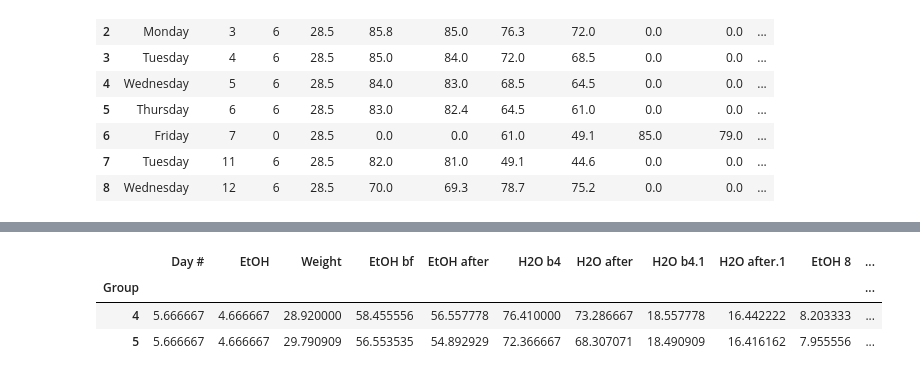
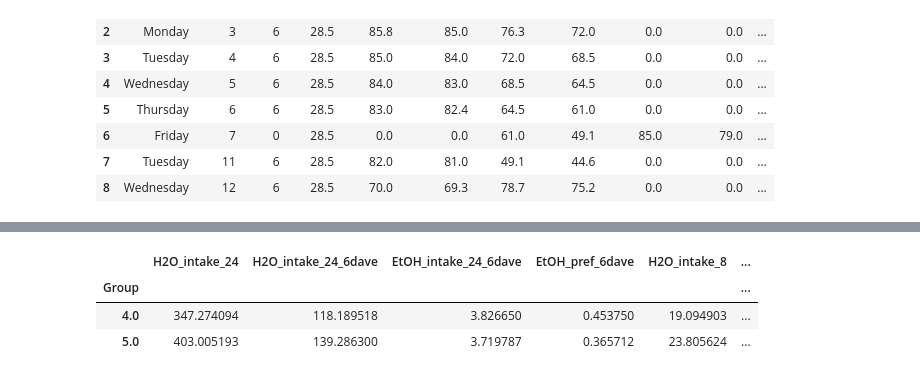
Before and after one commit to grace3999/TwoBottleChoice, a Jupyter notebook: 2BC_6%_dep_quinine.ipynb, the cells around one changed output, grey strips where cells are left out. Drawn from its saved outputs; the diff is of its cells as text; code cells hidden in the pictures.

Commit message:
add behavior

```diff
--- a/2BC_6%_dep_quinine.ipynb
+++ b/2BC_6%_dep_quinine.ipynb
@@ -166,0 +201,14 @@ data_calc.head(9)
+# %%
+#process baseline H20 intake (Day_1) and 8pm data
+data_H20_baseline = data_calc.loc[data_calc['Day #'] == 1].groupby('Animal').mean()
+data_8pm = data_calc.loc[data_calc['H2O_intake_8'] > 0].groupby('Animal').mean()
+# %%
+#create final data table
+EtOH_final = pd.DataFrame()
+EtOH_final['Group'] = EtOH_intake['Group_6dave']
+EtOH_final = pd.concat([EtOH_final, EtOH_intake.loc[:, 'H2O_intake_24_6dave':]], axis = 1)
+EtOH_final = pd.concat([EtOH_final, EtOH_dep_intake.loc[:, 'H2O_intake_24_dep':]], axis = 1)
+EtOH_final = pd.concat([EtOH_final, EtOH_quinine_intake.loc[:, 'H2O_intake_24_quin':]], axis = 1)
+EtOH_final = pd.concat([EtOH_final, data_H20_baseline['H2O_intake_24']], axis = 1)
+EtOH_final = pd.concat([EtOH_final, data_8pm.loc[:, ('H2O_intake_8', 'EtOH_intake_8', 'EtOH_pref_8')]], axis = 1)
+EtOH_final.head()
@@ -167,7 +223,32 @@ data_calc.head(9)
+# %%
+#create final data table that includes behavior also
+final_data = EtOH_final[['Group', 'H2O_intake_24', 'H2O_intake_24_6dave', 'EtOH_intake_24_6dave', 'EtOH_pref_6dave', 'H2O_intake_8', 'EtOH_intake_8', 'EtOH_pref_8', 'H2O_intake_dep_diff', 'EtOH_intake_dep_diff', 'EtOH_pref_dep_diff', 'H2O_intake_quin_diff', 'EtOH_intake_quin_diff', 'EtOH_pref_quin_diff']]
+final_data.reset_index(inplace=True)
+#exclude animals 621 and 632 (no data for etoh exp)
+df_behavior_etoh_only = df_behavior[(df_behavior['Animal'] != 621) & (df_behavior['Animal'] != 632)]
+df_behavior_etoh_only.reset_index(inplace=True)
+final_data = pd.concat([final_data, df_behavior_etoh_only.loc[:, 'wt_blast_%':]], axis = 1, join="inner")
+final_data.to_csv('final_data.csv')
+# %%
+#prepare data table to process for outliers
+final_data.set_index(['Animal', 'Group'], inplace=True)
+#create new data frame organized by group so we can compute outliers for each group individually
+data_groups = final_data.unstack(level = -1)
+#compute quartiles, IQRs, and bounds for each parameter for each group
+quartile_1 = data_groups.quantile(0.25)
+quartile_3 = data_groups.quantile(0.75)
+iqr = quartile_3 - quartile_1
+lower_bound = quartile_1 - (iqr * 1.5)
+upper_bound = quartile_3 + (iqr * 1.5)
+#use bounds to exclude any data points outside of the bounds (outliers will be replaced with NaN)
+outliers = data_groups[(data_groups <= upper_bound) & (data_groups >= lower_bound)]
+#stack to return dataframe to original orientation
+final_data_no_outliers = outliers.stack()
+final_data_no_outliers.to_csv('final_data_no_outliers.csv')
 # %%
-data_calc.groupby('Group').mean()
+final_data_no_outliers.groupby('Group').mean()
 # %% [output]
-|  | Day # | EtOH | Weight | EtOH bf | EtOH after | H2O b4 | H2O after | H2O b4.1 | H2O after.1 | EtOH 8 | ... |
-| Group |  |  |  |  |  |  |  |  |  |  | ... |
-| 4 | 5.666667 | 4.666667 | 28.920000 | 58.455556 | 56.557778 | 76.410000 | 73.286667 | 18.557778 | 16.442222 | 8.203333 | ... |
-| 5 | 5.666667 | 4.666667 | 29.790909 | 56.553535 | 54.892929 | 72.366667 | 68.307071 | 18.490909 | 16.416162 | 7.955556 | ... |
+|  | H2O_intake_24 | H2O_intake_24_6dave | EtOH_intake_24_6dave | EtOH_pref_6dave | H2O_intake_8 | ... |
+| Group |  |  |  |  |  | ... |
+| 4.0 | 347.274094 | 118.189518 | 3.826650 | 0.453750 | 19.094903 | ... |
+| 5.0 | 403.005193 | 139.286300 | 3.719787 | 0.365712 | 23.805624 | ... |
```
Also changed, not shown: parts of 18 cells of this notebook.
